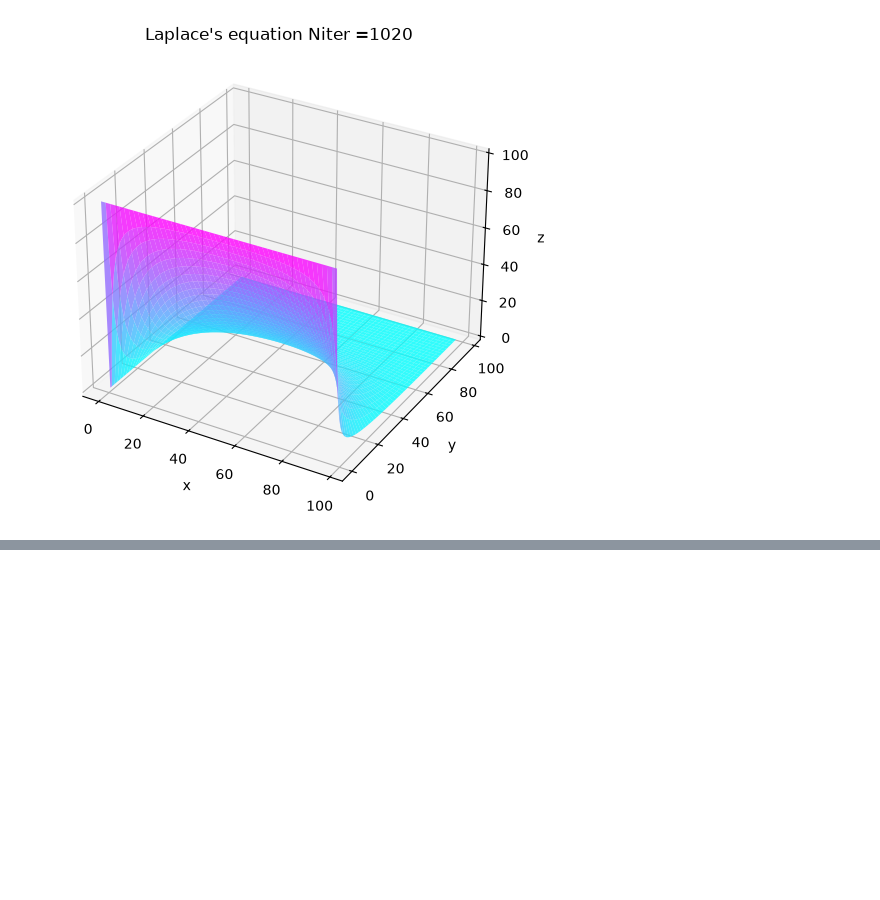
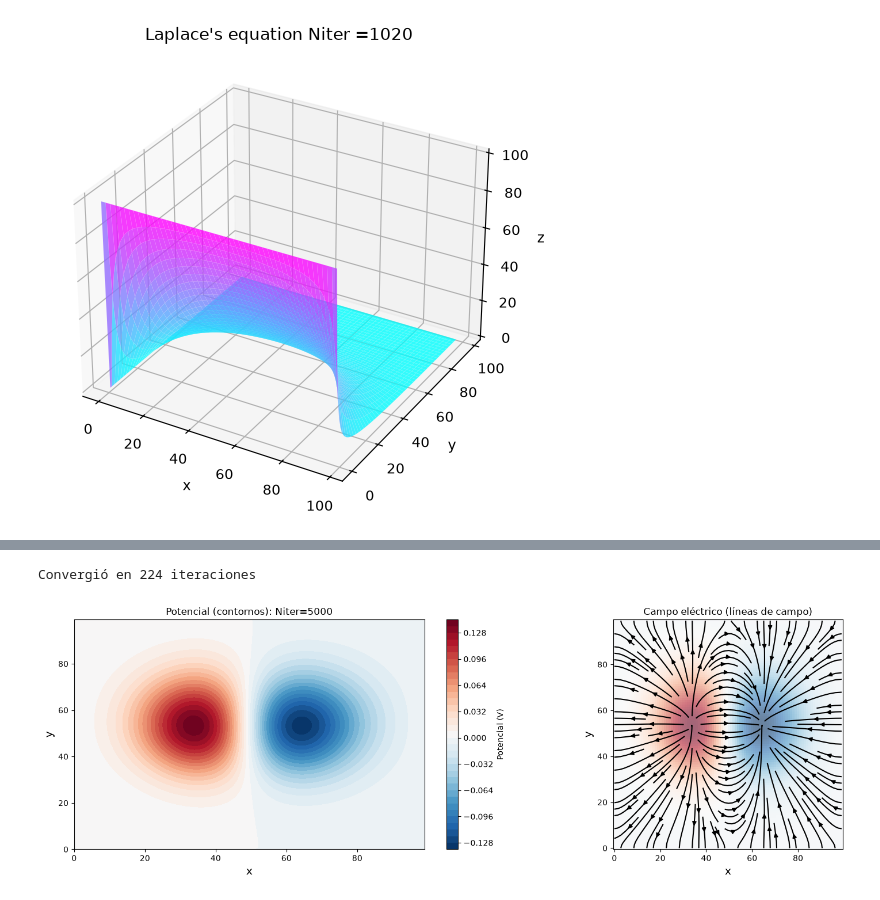
Before and after one commit to anferivera/Fisica_Computacional_1, a Jupyter notebook: Estudiantes/Castrillon_0656/Lab_3_PDE_Castrillon_0656.ipynb, the cells around one changed output, grey strips where cells are left out. Drawn from its saved outputs; the diff is of its cells as text; code cells hidden in the pictures; blank space fills up the shorter version.

```diff
--- a/Estudiantes/Castrillon_0656/Lab_3_PDE_Castrillon_0656.ipynb
+++ b/Estudiantes/Castrillon_0656/Lab_3_PDE_Castrillon_0656.ipynb
@@ -184,0 +255,59 @@ Convergió en 107 iteraciones
+# %%
+def capacitor(V0: float, Nmax: int, L: int, d: int, tol: float, Niter: int) -> np.ndarray:
+    """
+    Genera la malla inicial de un capacitor de placas paralelas y resuelve
+    el potencial mediante diferencias finitas (Laplace2D_FDM).
+
+    V0: voltaje de las placas (+V0 y -V0) -> float
+    Nmax: tamaño de la malla (Nmax x Nmax) -> int
+    L: longitud de las placas -> int
+    d: separación entre placas -> int
+    tol: tolerancia de convergencia -> float
+    Niter: número máximo de iteraciones -> int
+
+    Retorna -> np.ndarray: potencial V(x,y) convergido
+    """
+    centro = int((d + Nmax) / 2)
+    V_ini = np.zeros((Nmax, Nmax), float)
+
+    # Placas: una a +V0 y otra a -V0, separadas una distancia d
+    fila_ini = centro - L // 2
+    for k in range(L):
+        V_ini[fila_ini + k, centro - d] = V0
+        V_ini[fila_ini + k, centro] = -V0
+
+    V_final = Laplace2D_FDM(V_ini, tol=tol, Nmax_iter=Niter)
+    return V_final
+
+
+# Parámetros
+V0, Nmax, L, d = 50, 100, 10, 10
+Niter = 5000
+tol = 1e-3
+
+V = capacitor(V0, Nmax, L, d, tol, Niter)
+
+# Campo eléctrico E = -∇V (diferencias finitas centradas) como mencionó el profe en clase que intentaramos hacer
+Ey, Ex = np.gradient(-V)
+
+fig, axs = plt.subplots(1, 2, figsize=(16, 5))
+
+# Contornos del potencial
+im0 = axs[0].contourf(V, levels=40, cmap='RdBu_r')
+axs[0].set_title(f'Potencial (contornos): Niter={Niter}')
+axs[0].set_xlabel("x", size=14)
+axs[0].set_ylabel("y", size=14)
+fig.colorbar(im0, ax=axs[0], label='Potencial (V)')
+
+# líneas de campo sobre el potencial
+axs[1].imshow(V, cmap='RdBu_r', origin='lower', alpha=0.6)
+axs[1].streamplot(np.arange(Nmax), np.arange(Nmax), Ex, Ey, color='k', density=1.2)
+axs[1].set_title('Campo eléctrico (líneas de campo)')
+axs[1].set_xlabel("x", size=14)
+axs[1].set_ylabel("y", size=14)
+
+plt.tight_layout()
+plt.show()
+# %% [output]
+Convergió en 224 iteraciones
+[figure, added]
```
Also changed, not shown: parts of 9 cells of this notebook.
